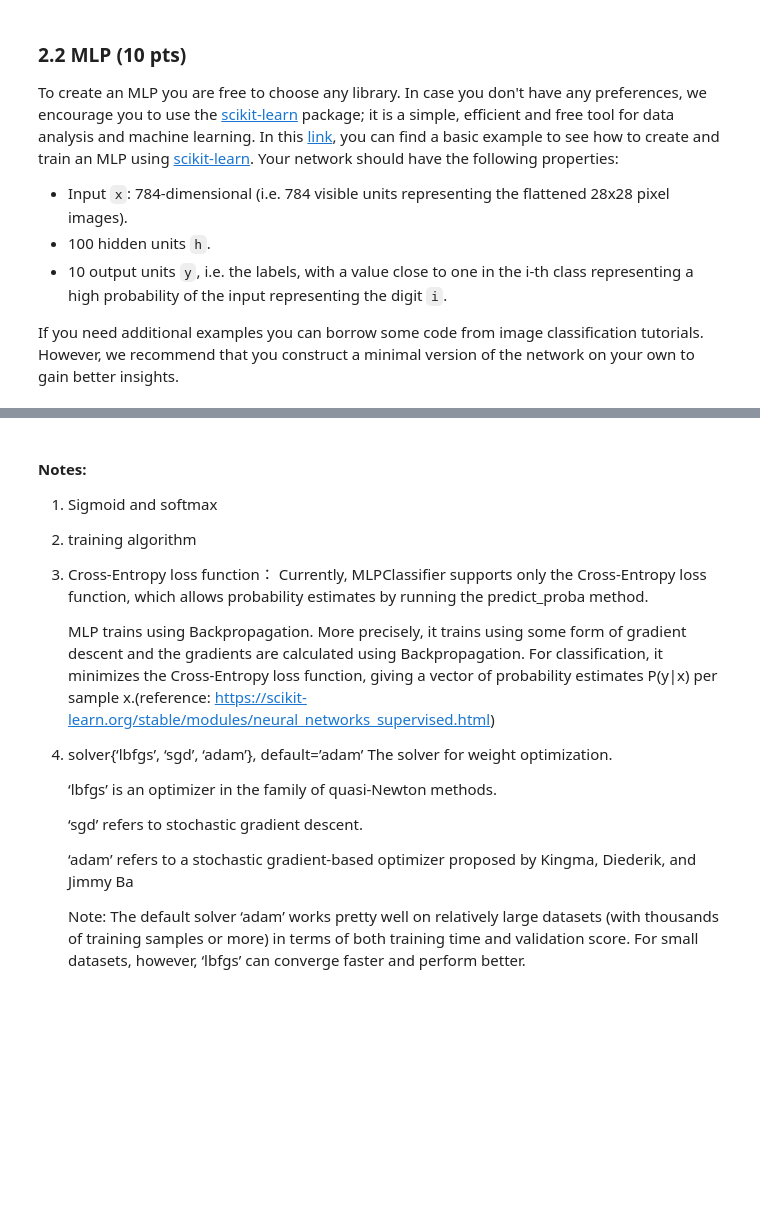
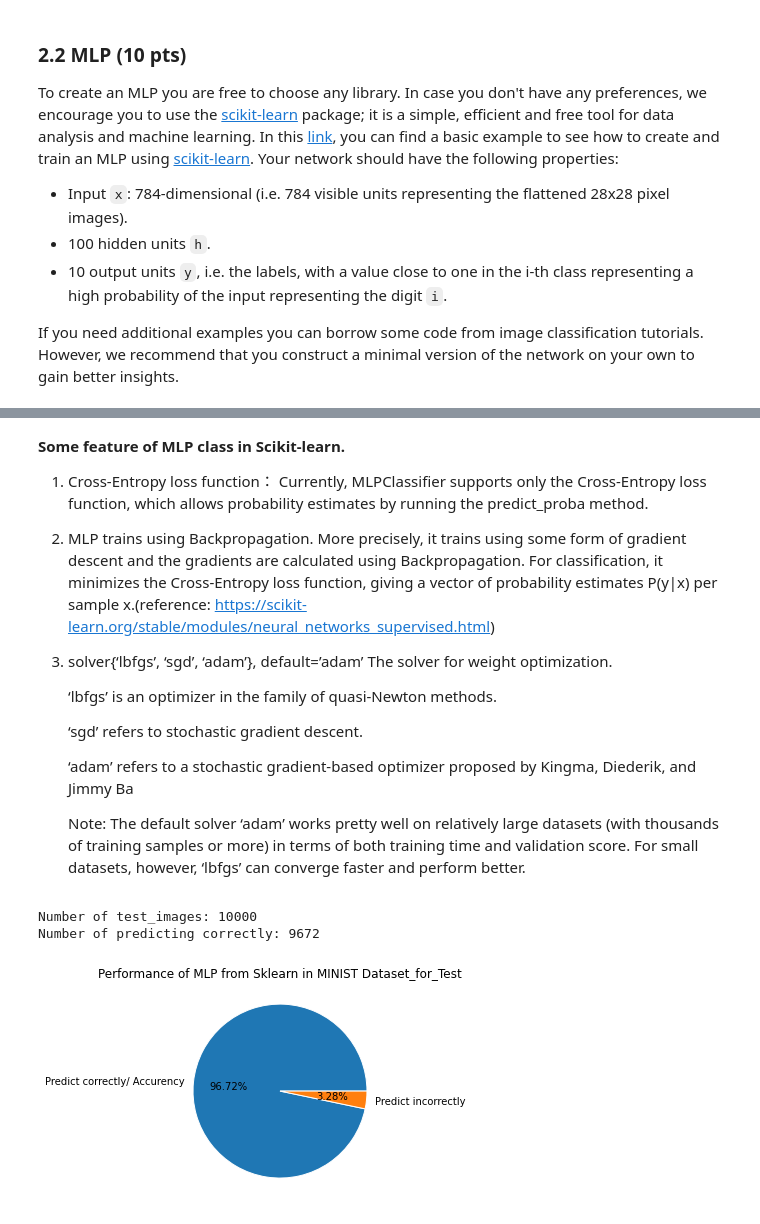
Before and after one commit to LTS5/iapr, a Jupyter notebook: labs/lab_03_classification.ipynb, the cells around one changed output, grey strips where cells are left out. Cells and saved outputs as stored; diff of their text form; code cells hidden in the pictures; blank space fills up the shorter version.

```diff
--- a/labs/lab_03_classification.ipynb
+++ b/labs/lab_03_classification.ipynb
@@ -444,17 +517,18 @@ The disadvantages of Multi-layer Perceptron (MLP) include:
 # %%
+# Reshape
 # (28*28) --> (784,)
-train_images_reshape = []
-test_images_reshape = []
-# The use of zip leads to reduced performance of the program
-# for im_train,im_test in zip(train_images, test_images):
-#     train_images_reshape.append(im_train.flatten())
-#     test_images_reshape.append(im_test.flatten())
-for im_train in train_images:
-    train_images_reshape.append(im_train.flatten())
-for im_test in test_images:
-    test_images_reshape.append(im_test.flatten())
+def input_reshape(train_images, test_images):
+    train_im= []
+    test_im = []
+    for im_train in train_images:
+        train_im.append(im_train.flatten())
+    for im_test in test_images:
+        test_im.append(im_test.flatten())
+    return train_im, test_im
+train_im, test_im = input_reshape(train_images, test_images)
 # %%
-# Based on experience of running the code, the training process generally takes a long time
+# Based on experience of running the code, the training process generally takes 2-3 minutes
 from sklearn.neural_network import MLPClassifier
 clf = MLPClassifier(solver='adam', alpha=1e-5,
                     hidden_layer_sizes=(100), random_state=1)
+clf.fit(train_im, train_labels)
@@ -461,2 +536,0 @@ clf = MLPClassifier(solver='adam', alpha=1e-5,
-# %%
-clf.fit(train_images_reshape, train_labels)
@@ -465,19 +537,37 @@ MLPClassifier(alpha=1e-05, hidden_layer_sizes=100, random_state=1)
+# %% [markdown]
+**Some feature of MLP class in Scikit-learn.**
+
+1. Cross-Entropy loss function： Currently, MLPClassifier supports only the Cross-Entropy loss function, which allows probability estimates by running the predict_proba method.
+
+2. MLP trains using Backpropagation. More precisely, it trains using some form of gradient descent and the gradients are calculated using Backpropagation. For classification, it minimizes the Cross-Entropy loss function, giving a vector of probability estimates P(y|x) per sample x.(reference: https://scikit-learn.org/stable/modules/neural_networks_supervised.html)
+
+3. solver{‘lbfgs’, ‘sgd’, ‘adam’}, default=’adam’
+    The solver for weight optimization.
+
+    ‘lbfgs’ is an optimizer in the family of quasi-Newton methods.
+
+    ‘sgd’ refers to stochastic gradient descent.
+
+    ‘adam’ refers to a stochastic gradient-based optimizer proposed by Kingma, Diederik, and Jimmy Ba
+
+    Note: The default solver ‘adam’ works pretty well on relatively large datasets (with thousands of training samples or more) in terms of both training time and validation score. For small datasets, however, ‘lbfgs’ can converge faster and perform better.
 # %%
-predicted_labels=clf.predict(test_images_reshape)
+predicted_labels=clf.predict(test_im)
-# %% [markdown]
-#### Notes:
-1. Sigmoid and softmax
-2. training algorithm
-3. Cross-Entropy loss function： Currently, MLPClassifier supports only the Cross-Entropy loss function, which allows probability estimates by running the predict_proba method.
-
-    MLP trains using Backpropagation. More precisely, it trains using some form of gradient descent and the gradients are calculated using Backpropagation. For classification, it minimizes the Cross-Entropy loss function, giving a vector of probability estimates P(y|x) per sample x.(reference: https://scikit-learn.org/stable/modules/neural_networks_supervised.html)
-4. solver{‘lbfgs’, ‘sgd’, ‘adam’}, default=’adam’
-    The solver for weight optimization.
-
-    ‘lbfgs’ is an optimizer in the family of quasi-Newton methods.
-
-    ‘sgd’ refers to stochastic gradient descent.
-
-    ‘adam’ refers to a stochastic gradient-based optimizer proposed by Kingma, Diederik, and Jimmy Ba
-
-    Note: The default solver ‘adam’ works pretty well on relatively large datasets (with thousands of training samples or more) in terms of both training time and validation score. For small datasets, however, ‘lbfgs’ can converge faster and perform better.
+# %%
+test_correct = np.sum(test_labels==predicted_labels)
+print('Number of test_images: %d'%(test_labels.shape[0]))
+print('Number of predicting correctly: %d'%(np.sum(test_labels==predicted_labels)))
+# %% [output]
+Number of test_images: 10000
+Number of predicting correctly: 9672
+# %%
+result = np.array([np.sum(test_labels==predicted_labels),np.sum(test_labels!=predicted_labels) ])
+plt.pie(result,
+        labels=['Predict correctly/ Accurency','Predict incorrectly'],
+#         explode=(0.1, 0),
+        autopct='%.2f%%',
+        wedgeprops={"linewidth": 1, "edgecolor": "white"})
+plt.title("Performance of MLP from Sklearn in MINIST Dataset_for_Test")
+plt.show()
+# %% [output]
+[figure, added]
```
Also changed, not shown: parts of 25 cells of this notebook.
